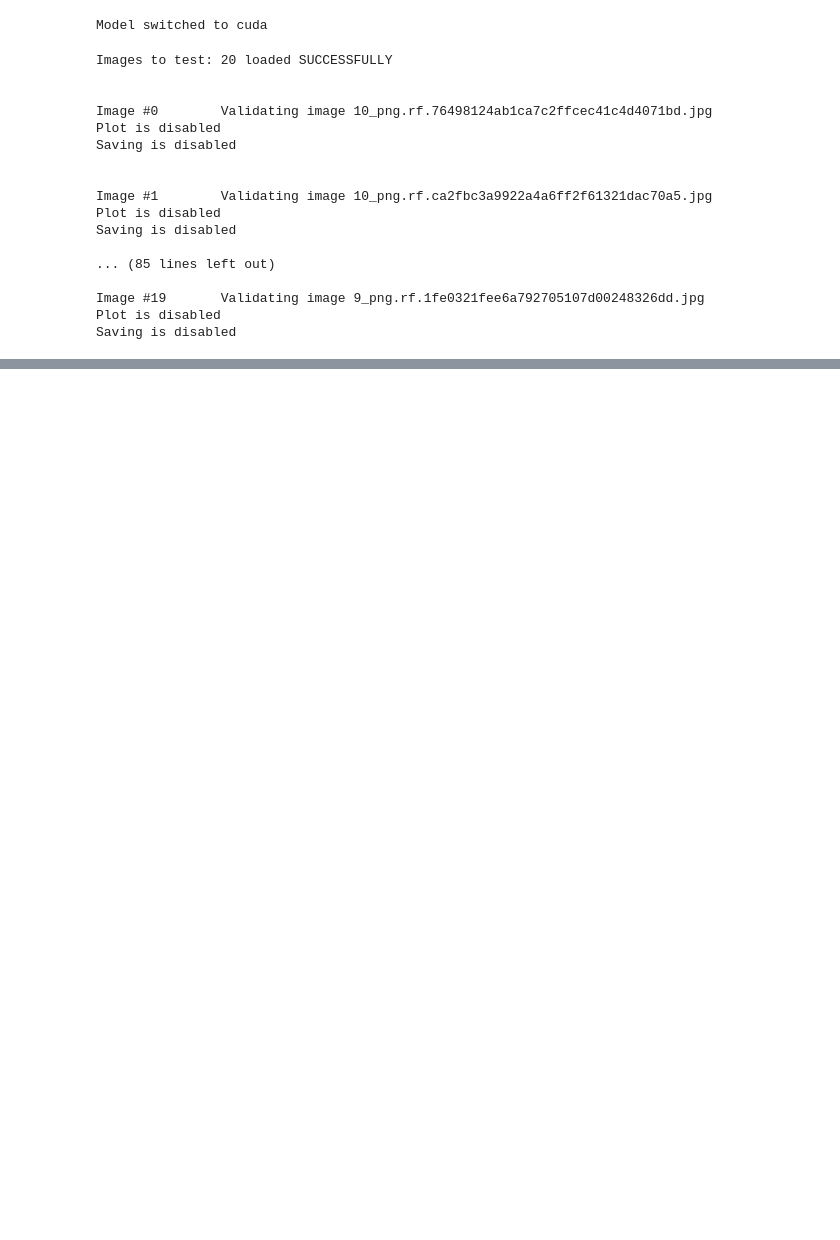
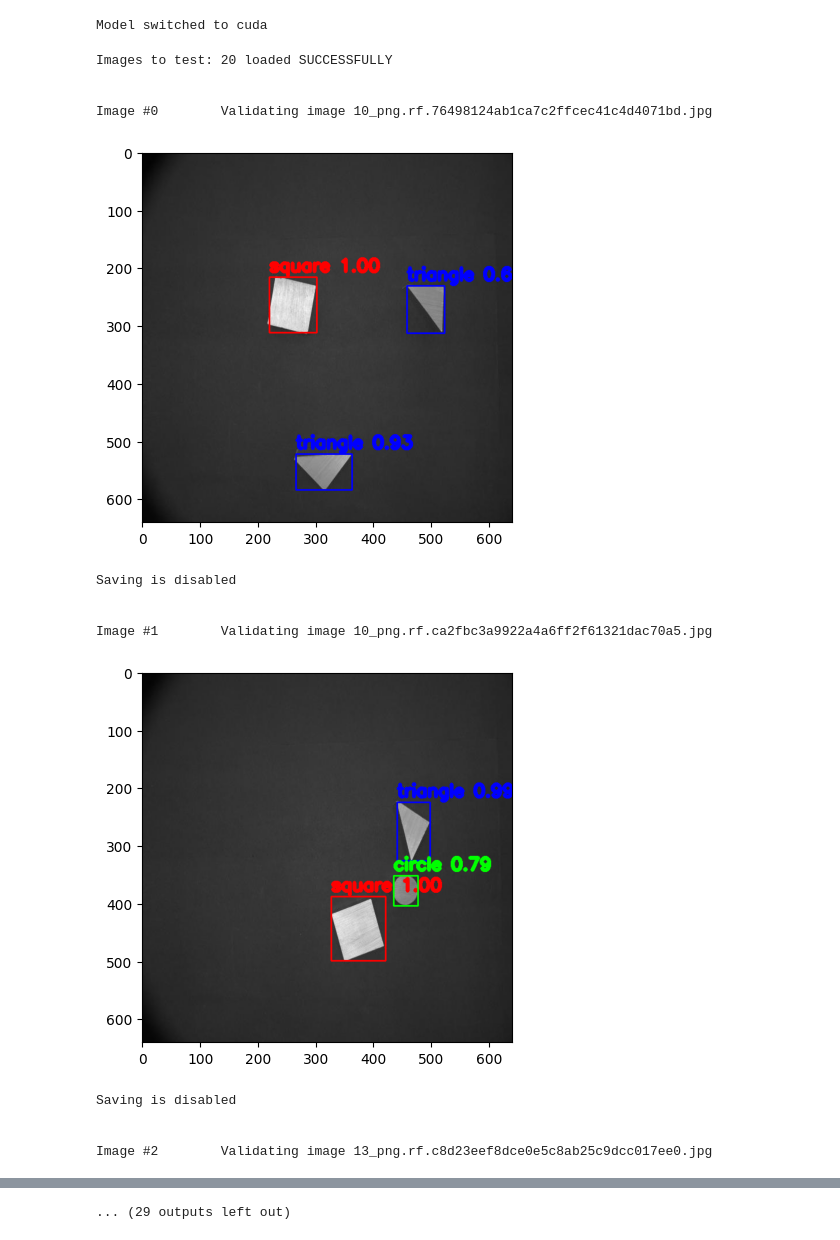
Before and after one commit to JanZmrzly/eduset-vision, a Jupyter notebook: samples/ssd_predict.ipynb, the cells around one changed output, grey strips where cells are left out. Cells and saved outputs as stored; diff of their text form; code cells hidden in the pictures; blank space fills up the shorter version.

```diff
--- a/samples/ssd_predict.ipynb
+++ b/samples/ssd_predict.ipynb
@@ -20,25 +20,22 @@ Model switched to cuda
 # %%
 classes_vis = {0: {"name": "__background__", "color": (0, 0, 0)},
                1: {"name": "circle", "color": (255, 0, 0)},
                2: {"name": "square", "color": (0, 255, 0)},
                3: {"name": "triangle", "color": (0, 0, 255)}}
 
-predictor.predict(classes_vis, plot=False, save=False)
+predictor.predict(classes_vis, plot=True, save=False)
 # %% [output]
 Images to test: 20 loaded SUCCESSFULLY
 
 
 Image #0        Validating image 10_png.rf.76498124ab1ca7c2ffcec41c4d4071bd.jpg
-Plot is disabled
-Saving is disabled
-
-
-Image #1        Validating image 10_png.rf.ca2fbc3a9922a4a6ff2f61321dac70a5.jpg
-Plot is disabled
-Saving is disabled
-
-... (85 lines left out)
-
-Image #19       Validating image 9_png.rf.1fe0321fee6a792705107d00248326dd.jpg
-Plot is disabled
-Saving is disabled
+[figure, added]
+Saving is disabled
+
+
+Image #1        Validating image 10_png.rf.ca2fbc3a9922a4a6ff2f61321dac70a5.jpg
+[figure, added]
+Saving is disabled
+
+
+Image #2        Validating image 13_png.rf.c8d23eef8dce0e5c8ab25c9dcc017ee0.jpg
@@ -44,0 +58 @@ Saving is disabled
+... (29 outputs left out)
```
Also changed, not shown: parts of 1 cell of this notebook, 6 other files.
